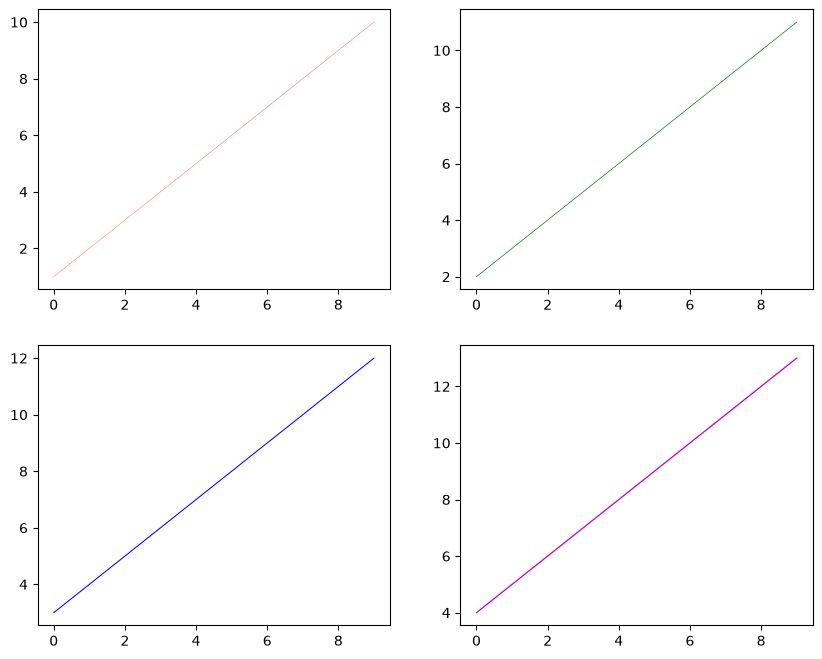
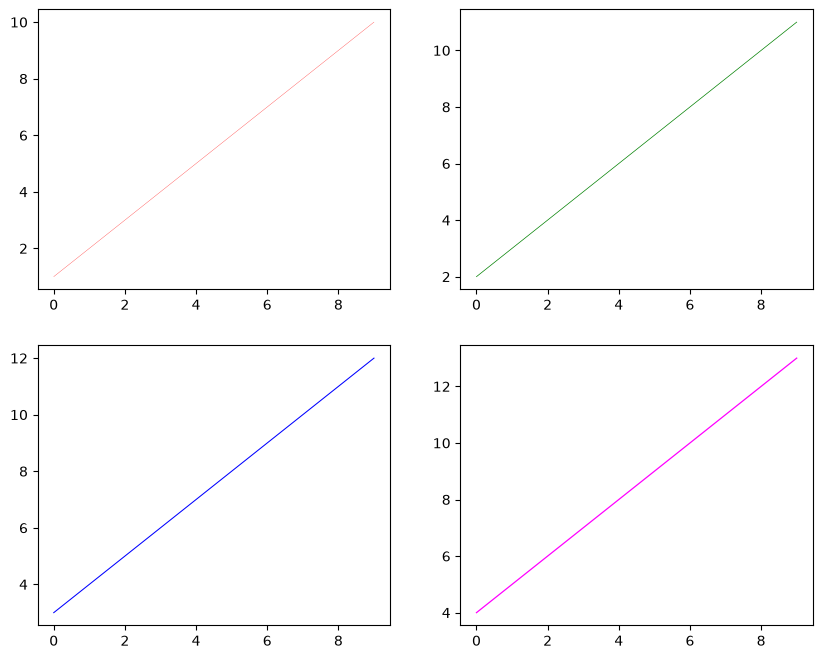
The change to this notebook cell's code, shown as a diff; its figure went from the first image to the second:
--- before
+++ after
@@ -1,6 +1,6 @@
 fig, axes = plt.subplots(2, 2, figsize=(10, 8))
-axes[0, 0].plot(x, x + 1, color='r', linewidth=0.20)
-axes[0, 1].plot(x, x + 2, color='g', linewidth=0.50)
-axes[1, 0].plot(x, x + 3, color='b', linewidth=0.75)
-axes[1, 1].plot(x, x + 4, color='m', linewidth=0.90)
-plt.show()
+axes[0, 0].plot(x, x + 1, color='red', linewidth=0.20)
+axes[0, 1].plot(x, x + 2, color='green', linewidth=0.50)
+axes[1, 0].plot(x, x + 3, color='blue', linewidth=0.75)
+axes[1, 1].plot(x, x + 4, color='magenta', linewidth=0.90)
+

Commit: il